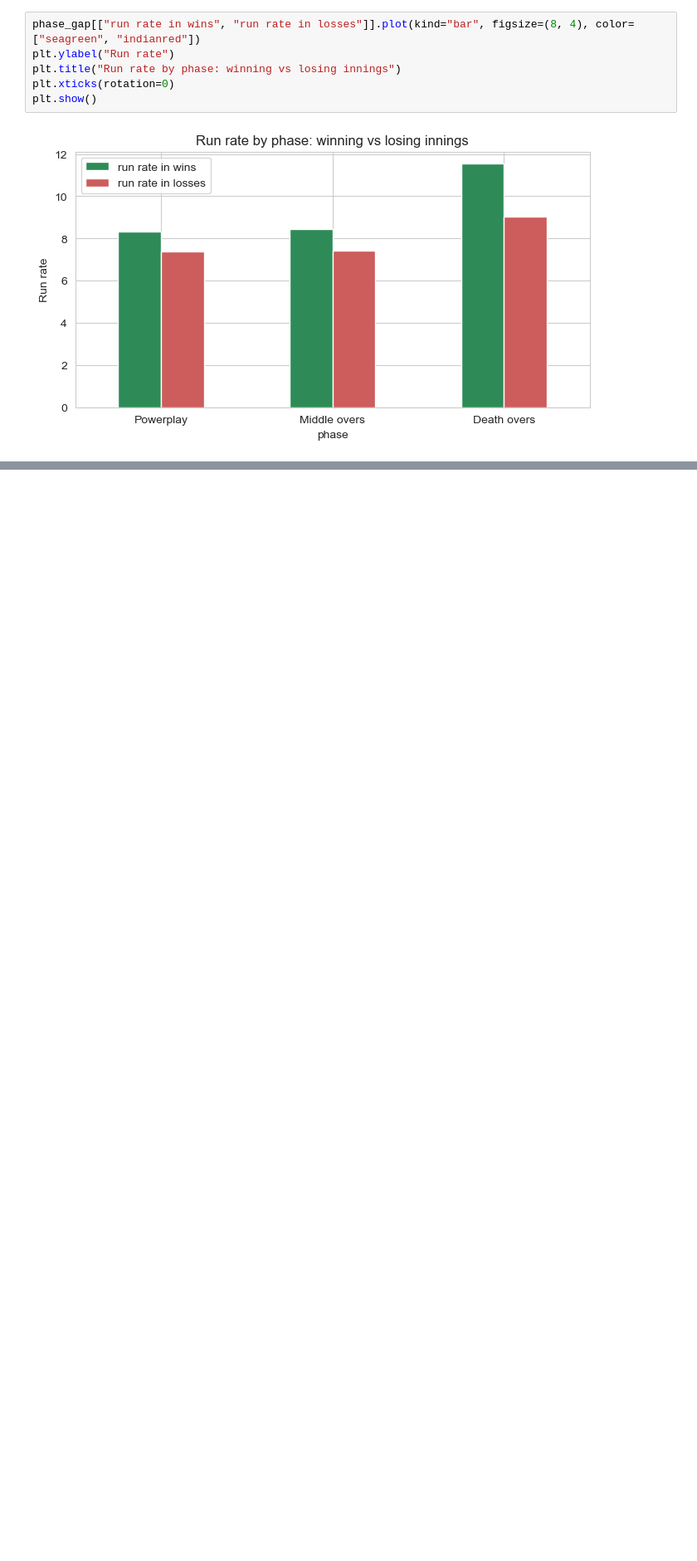
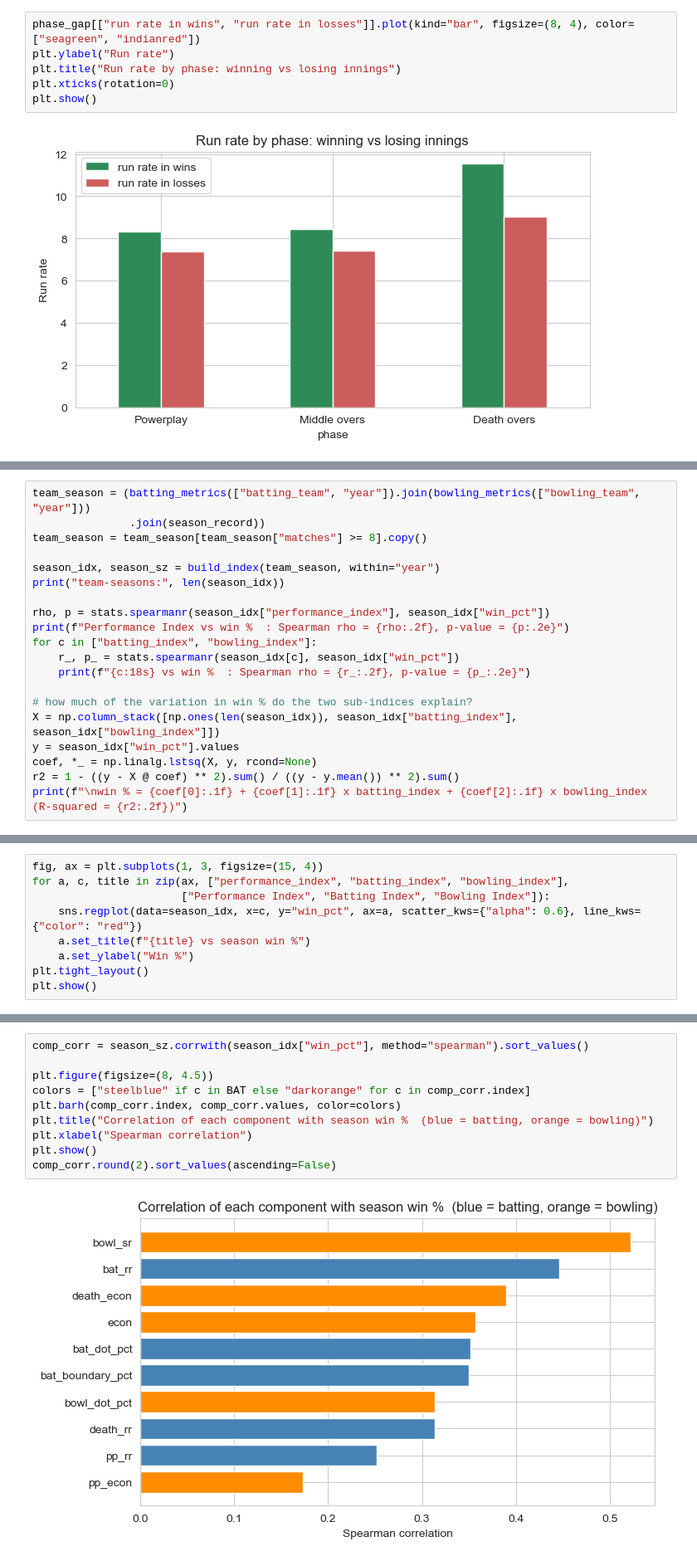
Before and after one commit to prince63aj/mini_project, a Jupyter notebook: ipl_match_prediction_rule_based.ipynb, the cells around one changed output, grey strips where cells are left out. Shown at 83% size. Cells and saved outputs as stored; diff of their text form; blank space fills up the shorter version.

```diff
--- a/ipl_match_prediction_rule_based.ipynb
+++ b/ipl_match_prediction_rule_based.ipynb
@@ -737,0 +834,20 @@ plt.show()
+# %%
+team_season = (batting_metrics(["batting_team", "year"]).join(bowling_metrics(["bowling_team", "year"]))
+               .join(season_record))
+team_season = team_season[team_season["matches"] >= 8].copy()
+
+season_idx, season_sz = build_index(team_season, within="year")
+print("team-seasons:", len(season_idx))
+
+rho, p = stats.spearmanr(season_idx["performance_index"], season_idx["win_pct"])
+print(f"Performance Index vs win %  : Spearman rho = {rho:.2f}, p-value = {p:.2e}")
+for c in ["batting_index", "bowling_index"]:
+    r_, p_ = stats.spearmanr(season_idx[c], season_idx["win_pct"])
+    print(f"{c:18s} vs win %  : Spearman rho = {r_:.2f}, p-value = {p_:.2e}")
+
+# how much of the variation in win % do the two sub-indices explain?
+X = np.column_stack([np.ones(len(season_idx)), season_idx["batting_index"], season_idx["bowling_index"]])
+y = season_idx["win_pct"].values
+coef, *_ = np.linalg.lstsq(X, y, rcond=None)
+r2 = 1 - ((y - X @ coef) ** 2).sum() / ((y - y.mean()) ** 2).sum()
+print(f"\nwin % = {coef[0]:.1f} + {coef[1]:.1f} x batting_index + {coef[2]:.1f} x bowling_index   (R-squared = {r2:.2f})")
@@ -737,0 +861,9 @@ plt.show()
+# %%
+fig, ax = plt.subplots(1, 3, figsize=(15, 4))
+for a, c, title in zip(ax, ["performance_index", "batting_index", "bowling_index"],
+                       ["Performance Index", "Batting Index", "Bowling Index"]):
+    sns.regplot(data=season_idx, x=c, y="win_pct", ax=a, scatter_kws={"alpha": 0.6}, line_kws={"color": "red"})
+    a.set_title(f"{title} vs season win %")
+    a.set_ylabel("Win %")
+plt.tight_layout()
+plt.show()
@@ -737,0 +885,12 @@ plt.show()
+# %%
+comp_corr = season_sz.corrwith(season_idx["win_pct"], method="spearman").sort_values()
+
+plt.figure(figsize=(8, 4.5))
+colors = ["steelblue" if c in BAT else "darkorange" for c in comp_corr.index]
+plt.barh(comp_corr.index, comp_corr.values, color=colors)
+plt.title("Correlation of each component with season win %  (blue = batting, orange = bowling)")
+plt.xlabel("Spearman correlation")
+plt.show()
+comp_corr.round(2).sort_values(ascending=False)
+# %% [output]
+[figure, added]
```
Also changed, not shown: parts of 13 cells of this notebook.
